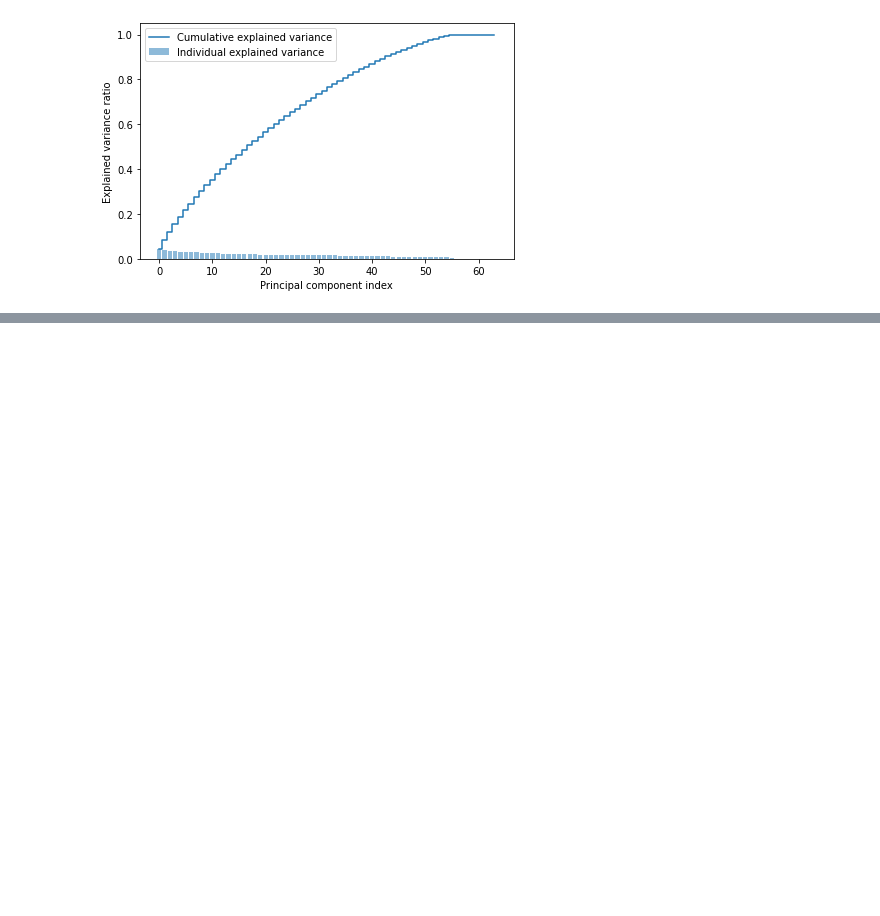
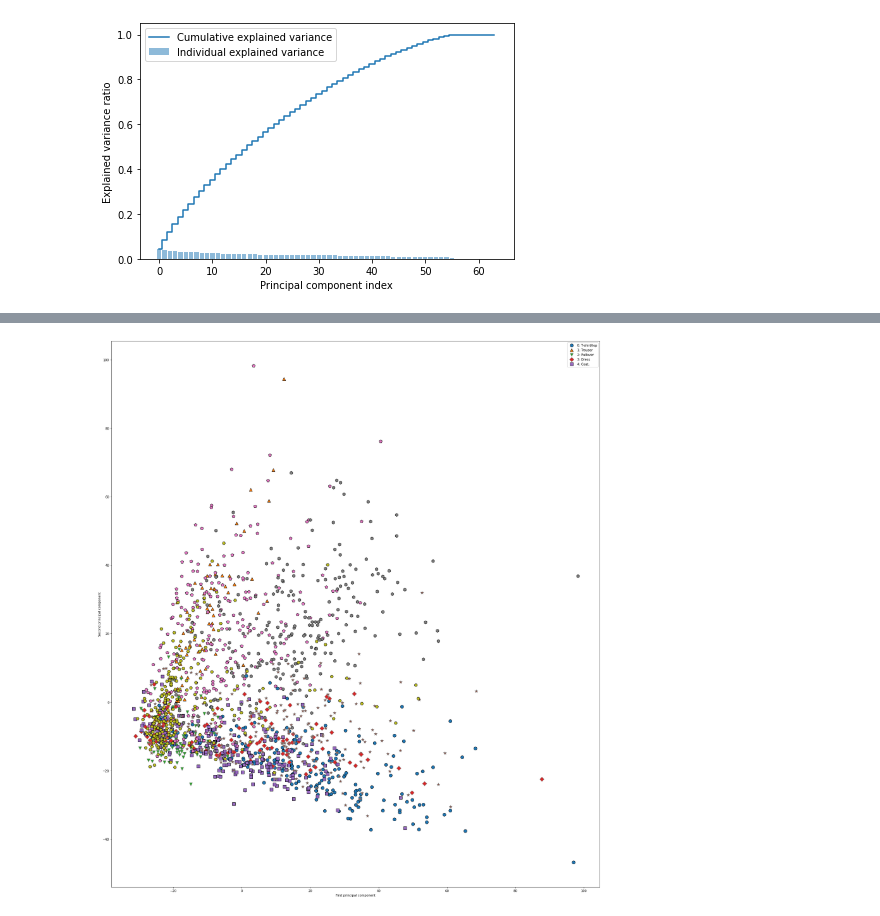
Before and after one commit to jasonmrimer/cse590-machine-learning, a Jupyter notebook: final-project/clustering/pca.ipynb, the cells around one changed output, grey strips where cells are left out. Cells and saved outputs as stored; diff of their text form; code cells hidden in the pictures; blank space fills up the shorter version.

```diff
--- a/final-project/clustering/pca.ipynb
+++ b/final-project/clustering/pca.ipynb
@@ -136,0 +229,6 @@ plt.show()
+# %%
+
+pca_vanilla = PCA(n_components=2).fit_transform(X_train)
+display_preprocessed_2d(pca_vanilla)
+# %% [output]
+[figure, added]
```
Also changed, not shown: parts of 6 cells of this notebook, 1 other file.
